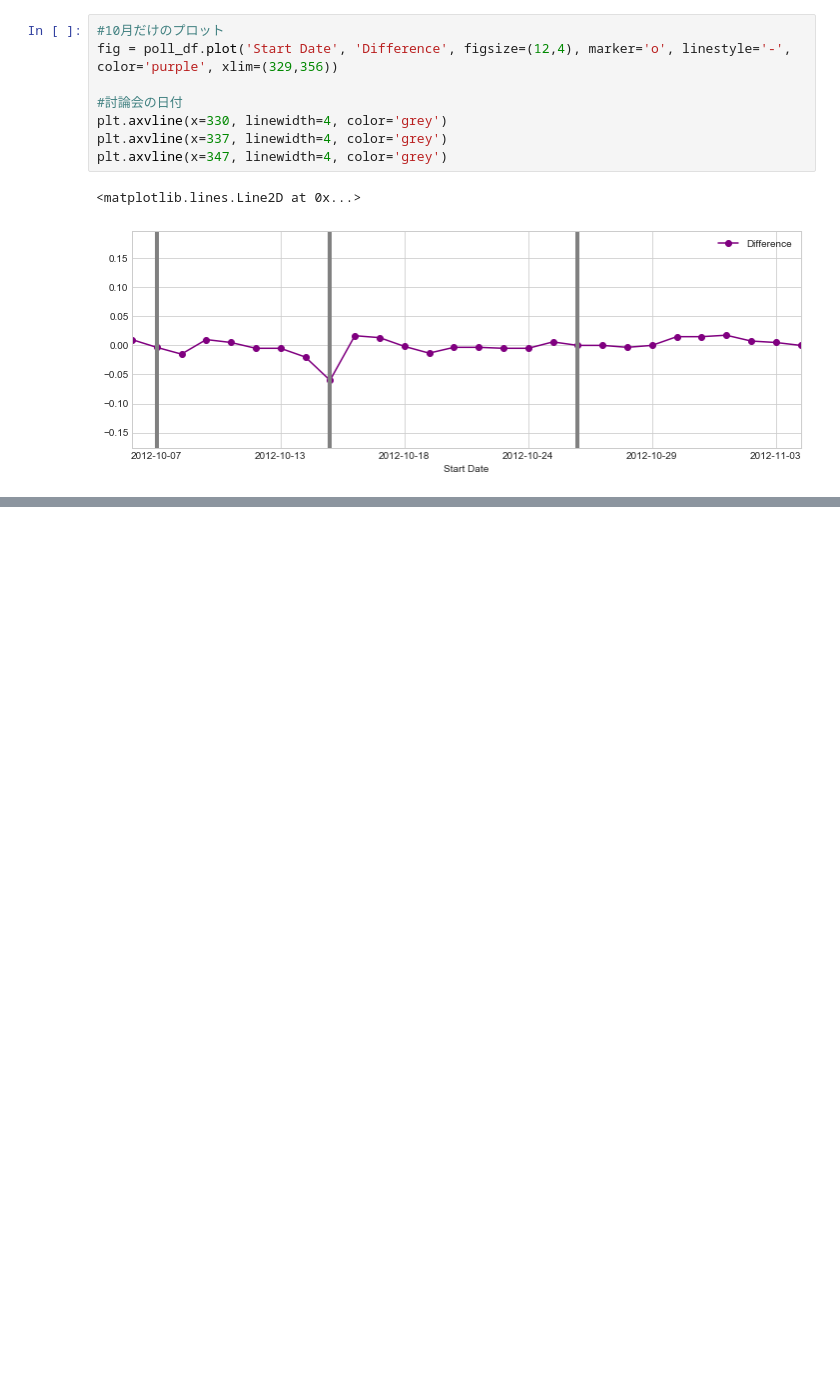
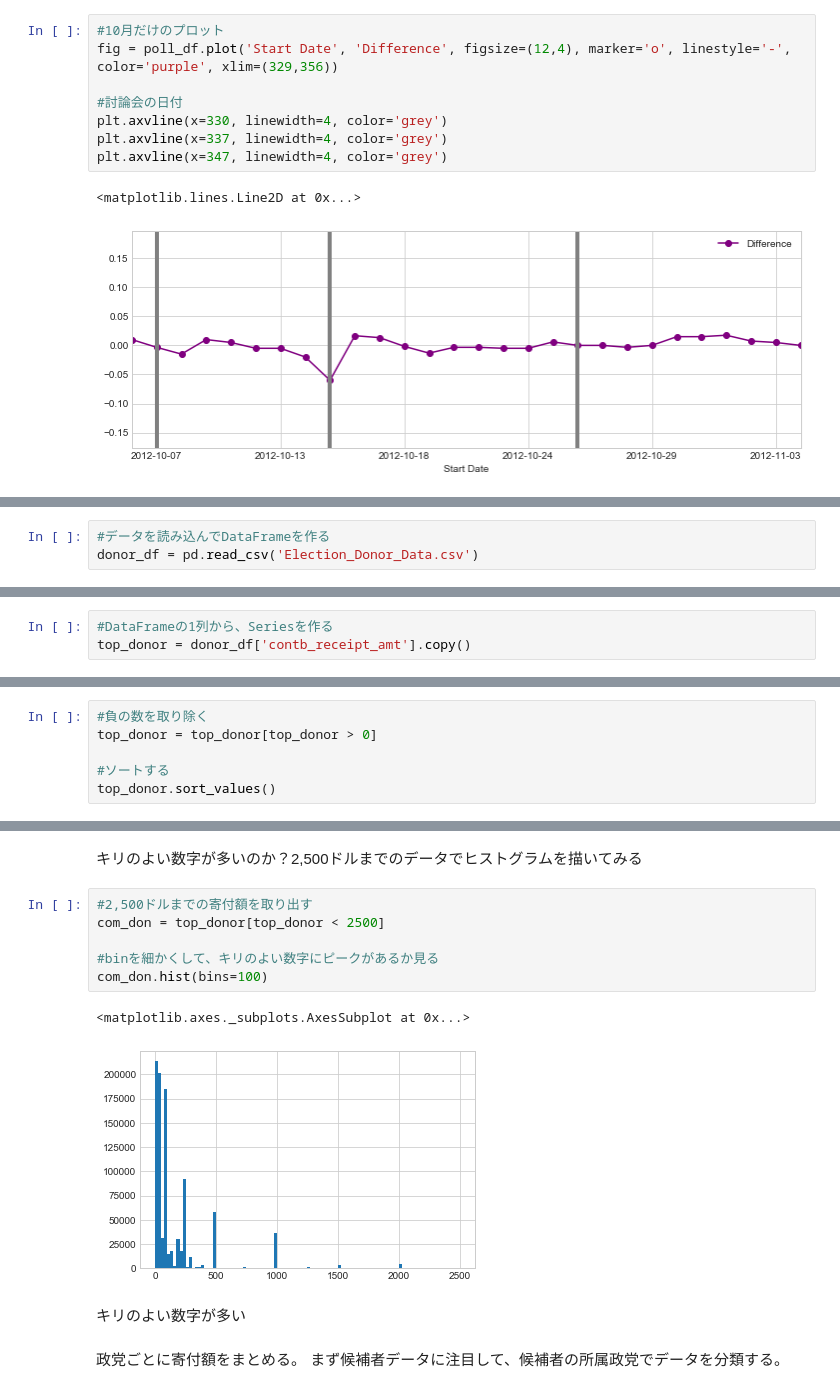
Before and after one commit to cy-yusuke-miyazaki/python, a Jupyter notebook: python_data_science/Lec_66-70選挙のデータ解析.ipynb, the cells around one changed output, grey strips where cells are left out. Saved outputs shown, nothing was run; the diff lists cells and outputs as text; blank space fills up the shorter version.

```diff
--- a/python_data_science/Lec_66-70選挙のデータ解析.ipynb
+++ b/python_data_science/Lec_66-70選挙のデータ解析.ipynb
@@ -243,0 +258,3 @@ plt.axvline(x=347, linewidth=4, color='grey')
+# %%
+#データを読み込んでDataFrameを作る
+donor_df = pd.read_csv('Election_Donor_Data.csv')
@@ -243,0 +328,3 @@ plt.axvline(x=347, linewidth=4, color='grey')
+# %%
+#DataFrameの1列から、Seriesを作る
+top_donor = donor_df['contb_receipt_amt'].copy()
@@ -243,0 +353,6 @@ plt.axvline(x=347, linewidth=4, color='grey')
+# %%
+#負の数を取り除く
+top_donor = top_donor[top_donor > 0]
+
+#ソートする
+top_donor.sort_values()
@@ -243,0 +392,16 @@ plt.axvline(x=347, linewidth=4, color='grey')
+# %% [markdown]
+キリのよい数字が多いのか？2,500ドルまでのデータでヒストグラムを描いてみる
+# %%
+#2,500ドルまでの寄付額を取り出す
+com_don = top_donor[top_donor < 2500]
+
+#binを細かくして、キリのよい数字にピークがあるか見る
+com_don.hist(bins=100)
+# %% [output]
+<matplotlib.axes._subplots.AxesSubplot at 0x...>
+[figure, added]
+# %% [markdown]
+キリのよい数字が多い
+# %% [markdown]
+政党ごとに寄付額をまとめる。
+まず候補者データに注目して、候補者の所属政党でデータを分類する。
```
Also changed, not shown: parts of 34 cells of this notebook.
